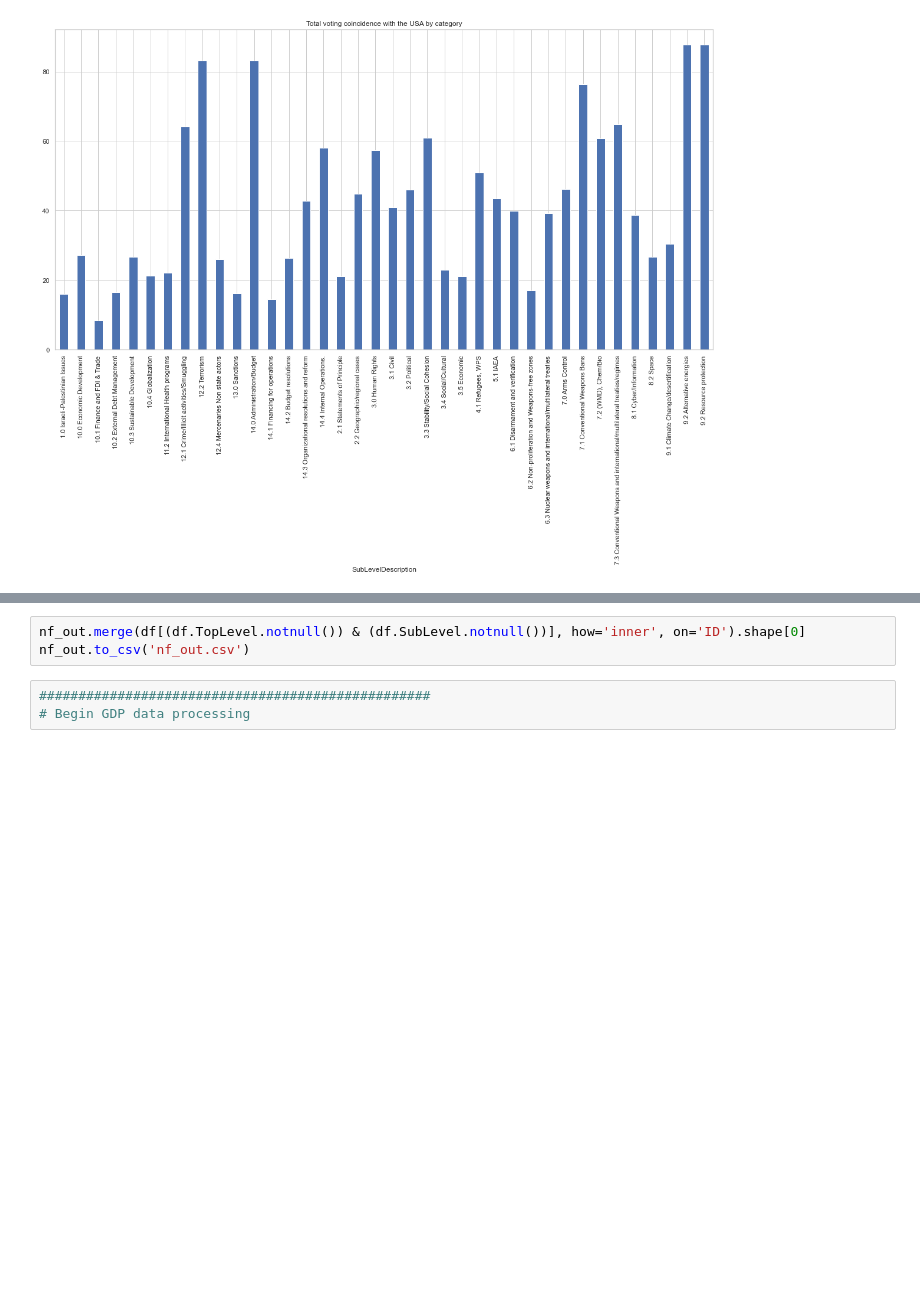
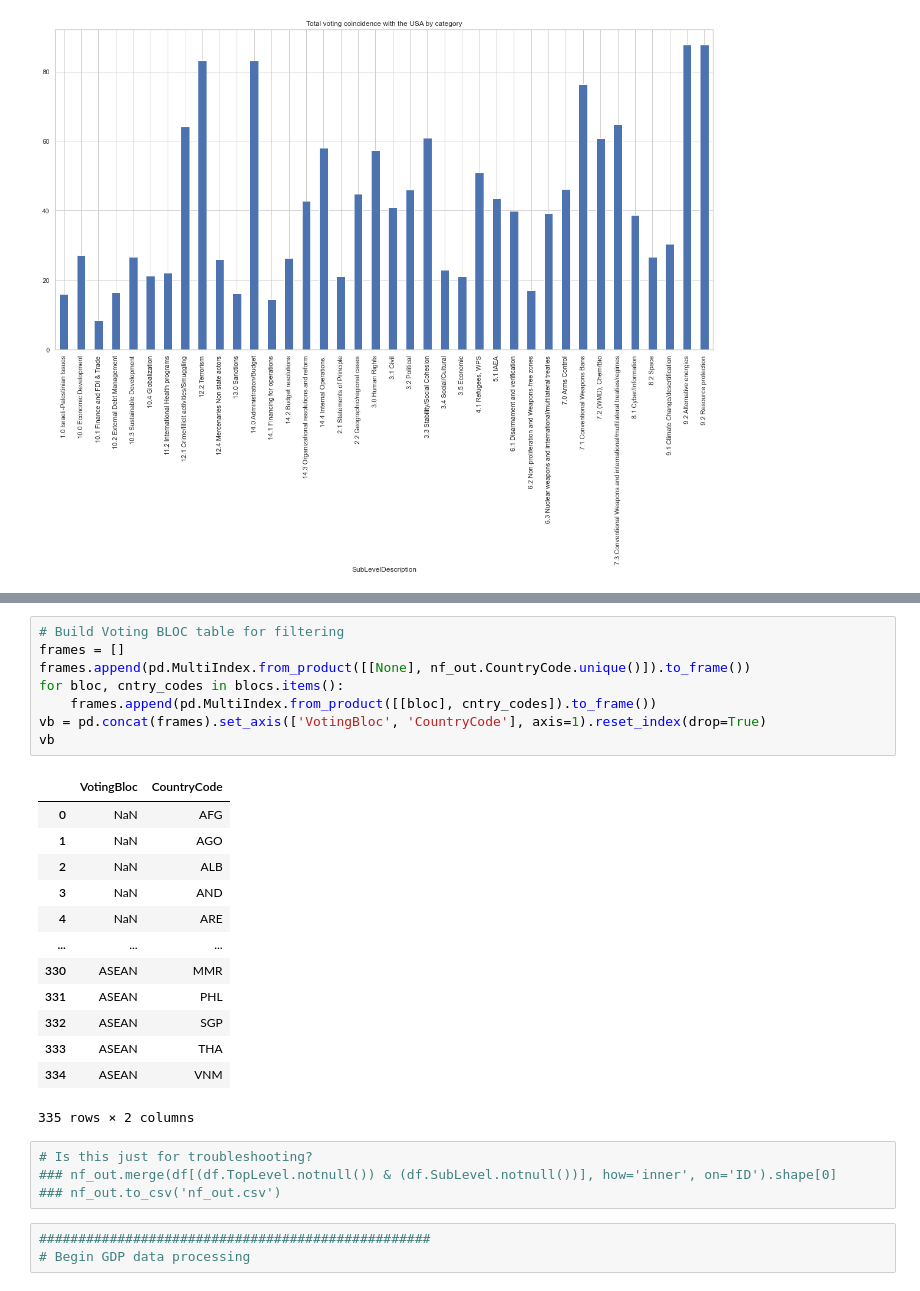
Before and after one commit to KingJohn1024/united-nations-general-assembly-voting, a Jupyter notebook: UN GA Voting Analysis.ipynb, the cells around one changed output, grey strips where cells are left out. Cells and saved outputs as stored; diff of their text form; blank space fills up the shorter version.

```diff
--- a/UN GA Voting Analysis.ipynb
+++ b/UN GA Voting Analysis.ipynb
@@ -507,6 +519,29 @@ with HyperProcess(telemetry=Telemetry.SEND_USAGE_DATA_TO_TABLEAU ) as hyper:
+# %%
+# Build Voting BLOC table for filtering
+frames = []
+frames.append(pd.MultiIndex.from_product([[None], nf_out.CountryCode.unique()]).to_frame())
+for bloc, cntry_codes in blocs.items():
+    frames.append(pd.MultiIndex.from_product([[bloc], cntry_codes]).to_frame())
+vb = pd.concat(frames).set_axis(['VotingBloc', 'CountryCode'], axis=1).reset_index(drop=True)
+vb
+# %% [output]
+|  | VotingBloc | CountryCode |
+| 0 | NaN | AFG |
+| 1 | NaN | AGO |
+| 2 | NaN | ALB |
+| 3 | NaN | AND |
+| 4 | NaN | ARE |
+| ... | ... | ... |
+| 330 | ASEAN | MMR |
+| 331 | ASEAN | PHL |
+| 332 | ASEAN | SGP |
+| 333 | ASEAN | THA |
+| 334 | ASEAN | VNM |
+335 rows × 2 columns
 # %%
-nf_out.merge(df[(df.TopLevel.notnull()) & (df.SubLevel.notnull())], how='inner', on='ID').shape[0]
-nf_out.to_csv('nf_out.csv')
+# Is this just for troubleshooting?
+### nf_out.merge(df[(df.TopLevel.notnull()) & (df.SubLevel.notnull())], how='inner', on='ID').shape[0]
+### nf_out.to_csv('nf_out.csv')
 # %%
 ##################################################
 # Begin GDP data processing
```
Also changed, not shown: parts of 31 cells of this notebook.
